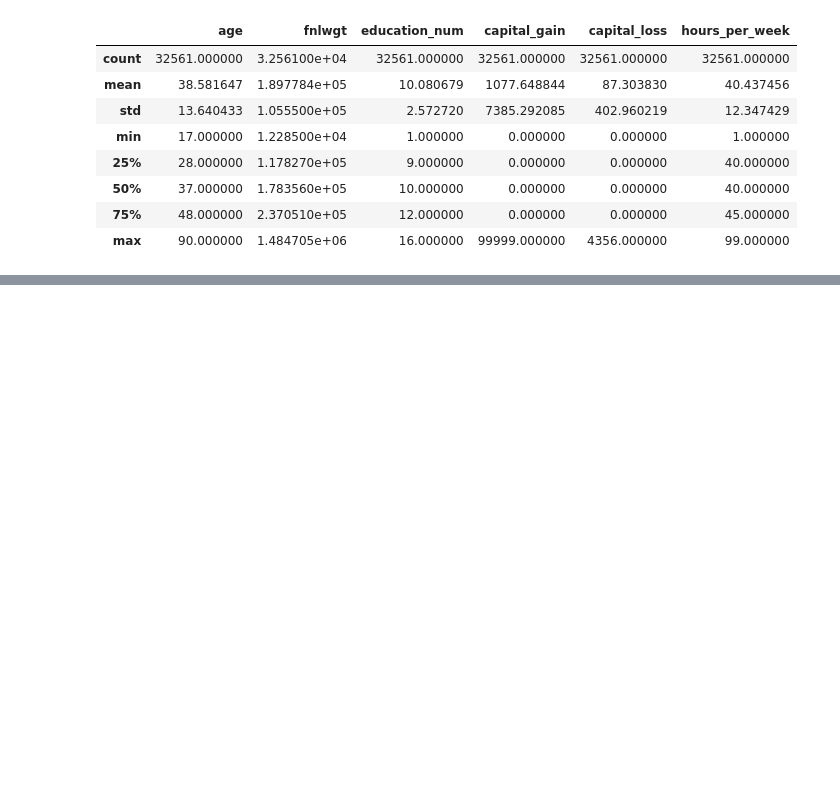
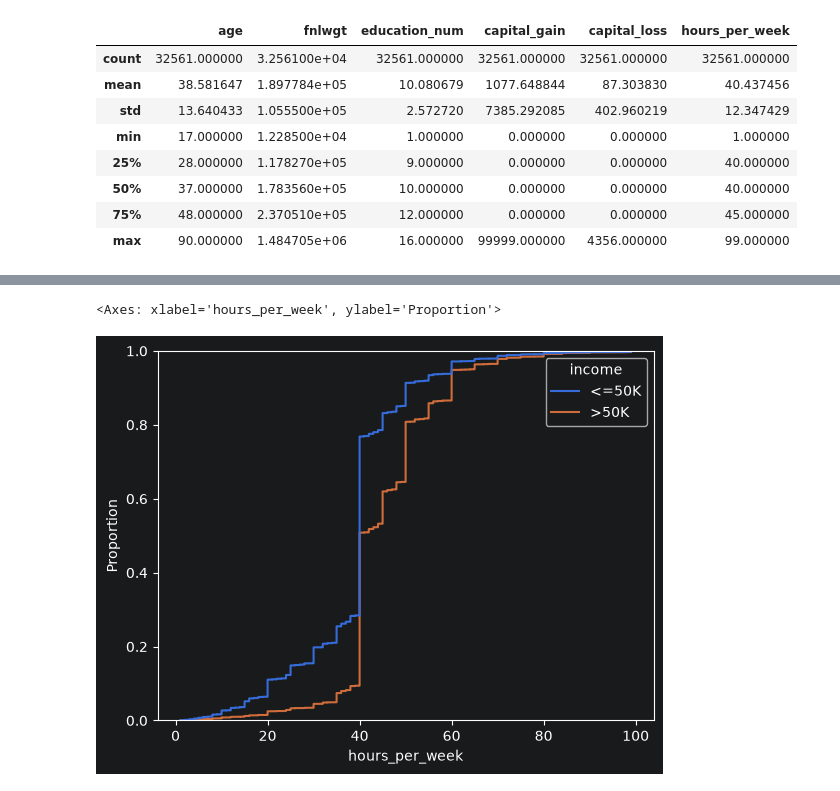
Before and after one commit to ortm01/Adult-Census-Income-DS, a Jupyter notebook: notebooks/01_eda.ipynb, the cells around one changed output, grey strips where cells are left out. Cells and saved outputs as stored; diff of their text form; code cells hidden in the pictures; blank space fills up the shorter version.

```diff
--- a/notebooks/01_eda.ipynb
+++ b/notebooks/01_eda.ipynb
@@ -62,0 +86,5 @@ df.describe()
+# %%
+sns.ecdfplot(data=df, x = 'hours_per_week', hue='income')
+# %% [output]
+<Axes: xlabel='hours_per_week', ylabel='Proportion'>
+[figure, added]
```
Also changed, not shown: parts of 5 cells of this notebook.
